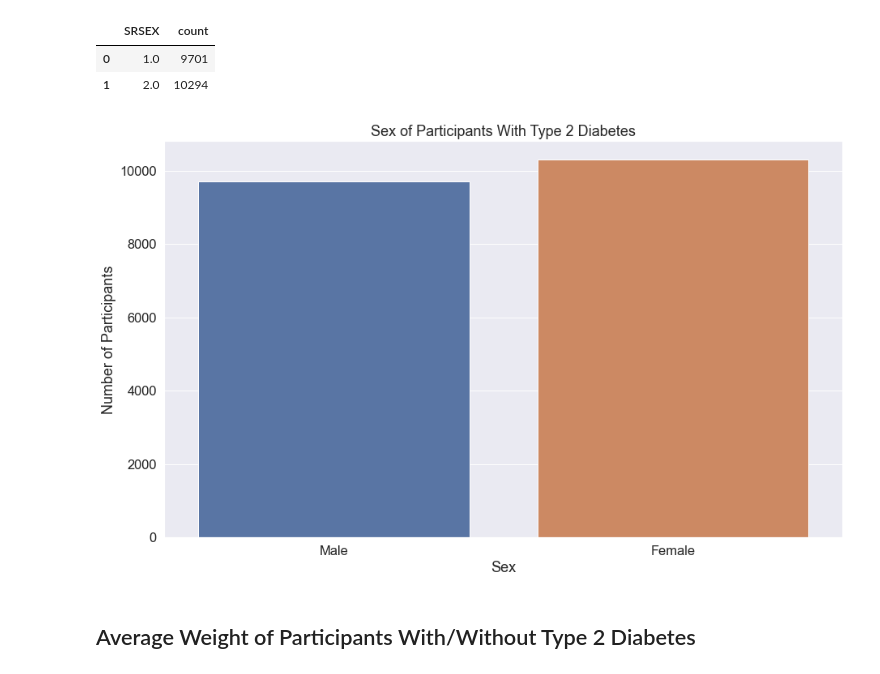
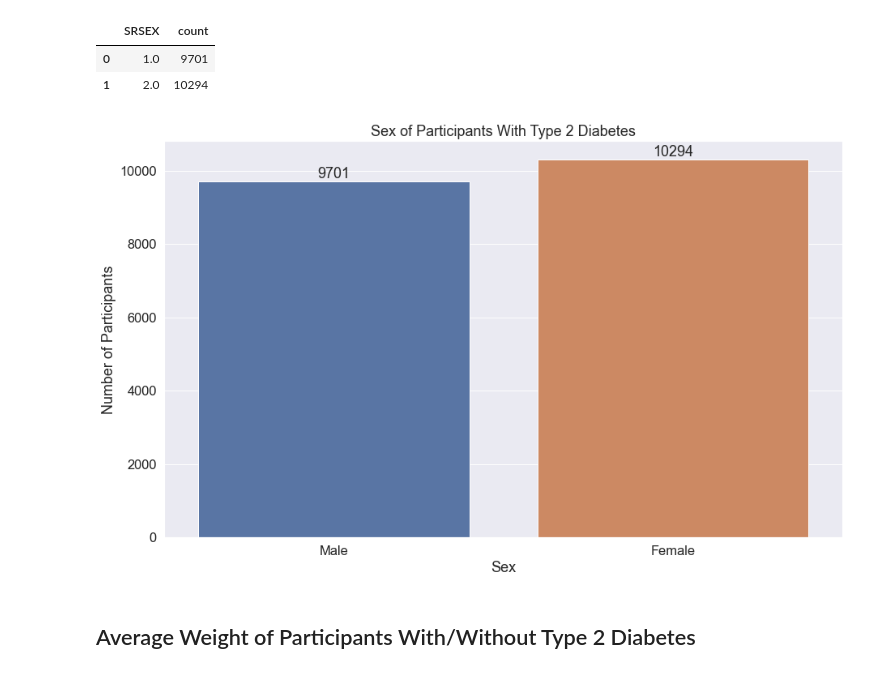
Before and after one commit to GitHubkhim/STATS170_Project, a Jupyter notebook: exploration.ipynb, the cells around one changed output. Drawn from its saved outputs; the diff is of its cells as text; code cells hidden in the pictures.

```diff
--- a/exploration.ipynb
+++ b/exploration.ipynb
@@ -269,14 +270,16 @@ sex_df
 # %%
 plt.figure(figsize=(15, 9))
 g = sns.barplot(x="SRSEX", y="count", data=sex_df)
 g.set_xlabel("Sex")
 g.set_ylabel("Number of Participants")
 g.set_title("Sex of Participants With Type 2 Diabetes")
 g.set_xticks(range(2))
 g.set_xticklabels(["Male", "Female"])
+for container in g.containers:
+    g.bar_label(container)
 plt.show()
 # %% [output]
-[figure, old version]
+[figure, new version]
 # %% [markdown]
 ## Average Weight of Participants With/Without Type 2 Diabetes
 # %%
```
Also changed, not shown: parts of 16 cells of this notebook, 18 other files.
